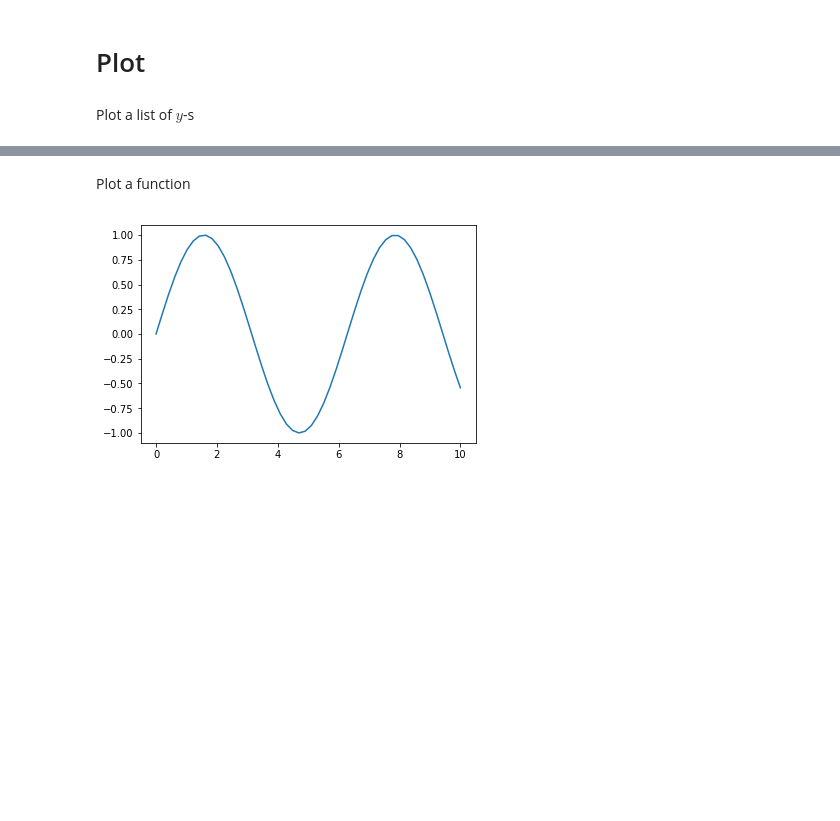
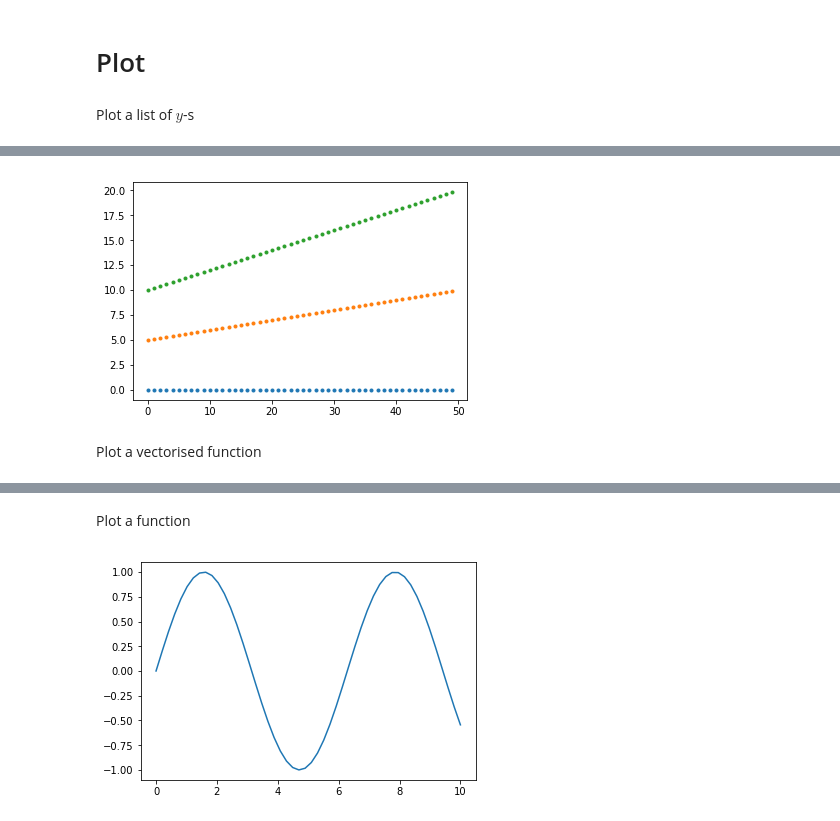
Before and after one commit to david-nagy/matplotlib-minimal-examples, a Jupyter notebook: plot.ipynb, the cells around one changed output, grey strips where cells are left out. Cells and saved outputs as stored; diff of their text form; code cells hidden in the pictures; blank space fills up the shorter version.

```diff
--- a/plot.ipynb
+++ b/plot.ipynb
@@ -7,0 +10,7 @@ plt.plot(data_list,'.');
+# %%
+data = [i*np.arange(5,10,0.1) for i in range(3)]
+[plt.plot(line,'.') for line in data];
+# %% [output]
+[figure, added]
+# %% [markdown]
+Plot a vectorised function
```
Also changed, not shown: parts of 5 cells of this notebook.
